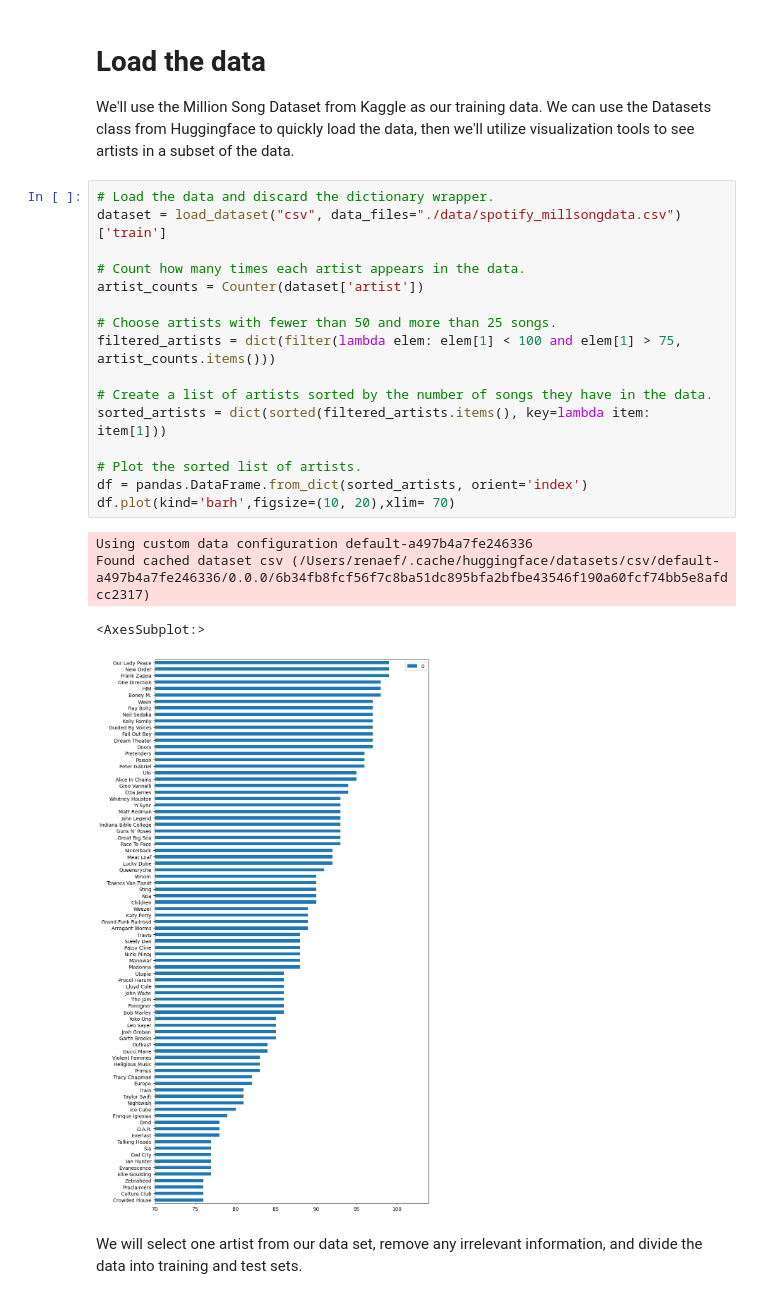
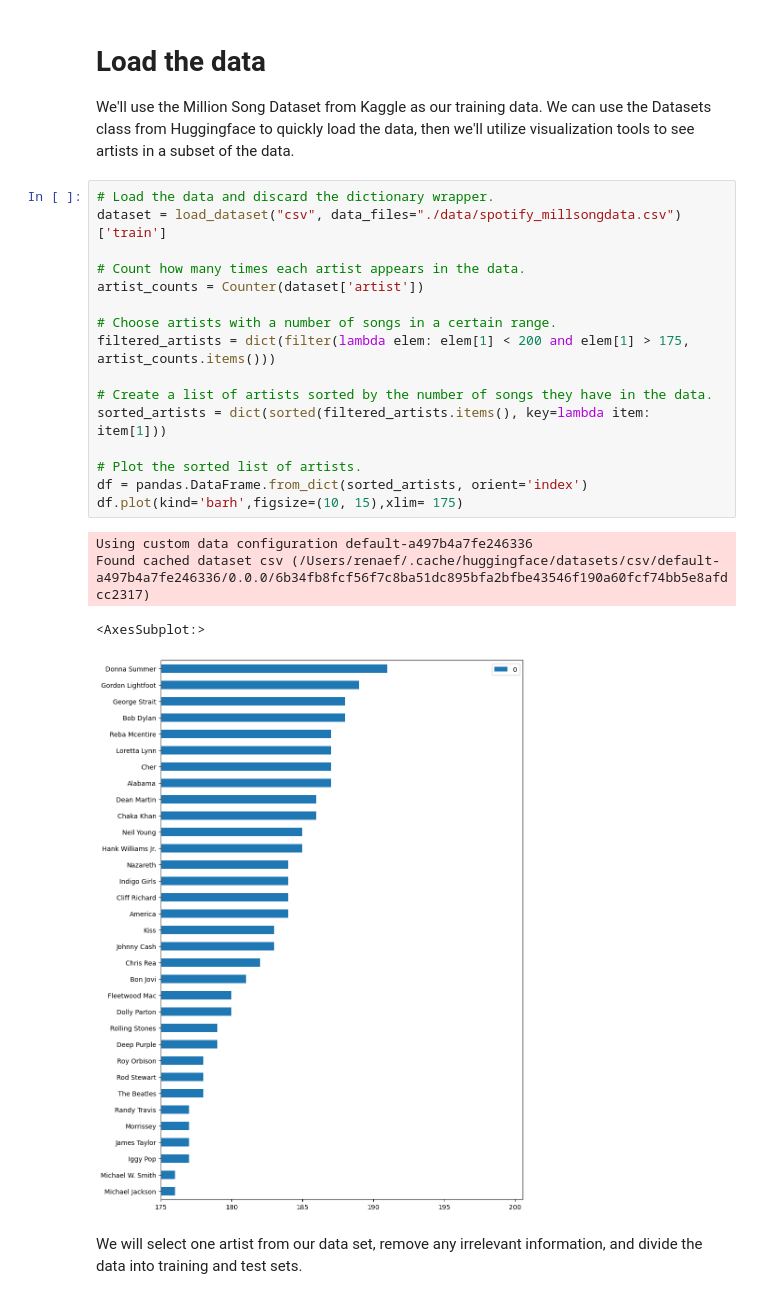
Before and after one commit to rfishe02/mlapp-demo, a Jupyter notebook: model.ipynb, the cells around one changed output. Cells and saved outputs as stored; diff of their text form.

```diff
--- a/model.ipynb
+++ b/model.ipynb
@@ -15,24 +15,24 @@ We'll use the Million Song Dataset from Kaggle as our training data. We can use
 # %%
 # Load the data and discard the dictionary wrapper.
 dataset = load_dataset("csv", data_files="./data/spotify_millsongdata.csv")['train']
 
 # Count how many times each artist appears in the data.
 artist_counts = Counter(dataset['artist'])
 
-# Choose artists with fewer than 50 and more than 25 songs.
-filtered_artists = dict(filter(lambda elem: elem[1] < 100 and elem[1] > 75, artist_counts.items()))
+# Choose artists with a number of songs in a certain range.
+filtered_artists = dict(filter(lambda elem: elem[1] < 200 and elem[1] > 175, artist_counts.items()))
 
 # Create a list of artists sorted by the number of songs they have in the data.
 sorted_artists = dict(sorted(filtered_artists.items(), key=lambda item: item[1]))
 
 # Plot the sorted list of artists.
 df = pandas.DataFrame.from_dict(sorted_artists, orient='index')
-df.plot(kind='barh',figsize=(10, 20),xlim= 70)
+df.plot(kind='barh',figsize=(10, 15),xlim= 175)
 # %% [output]
 Using custom data configuration default-a497b4a7fe246336
 Found cached dataset csv (/Users/renaef/.cache/huggingface/datasets/csv/default-a497b4a7fe246336/0.0.0/6b34fb8fcf56f7c8ba51dc895bfa2bfbe43546f190a60fcf74bb5e8afdcc2317)
 <AxesSubplot:>
-[figure, old version]
+[figure, new version]
 # %% [markdown]
 We will select one artist from our data set, remove any irrelevant information, and divide the data into training and test sets.
 # %%
```
Also changed, not shown: parts of 6 cells of this notebook.
